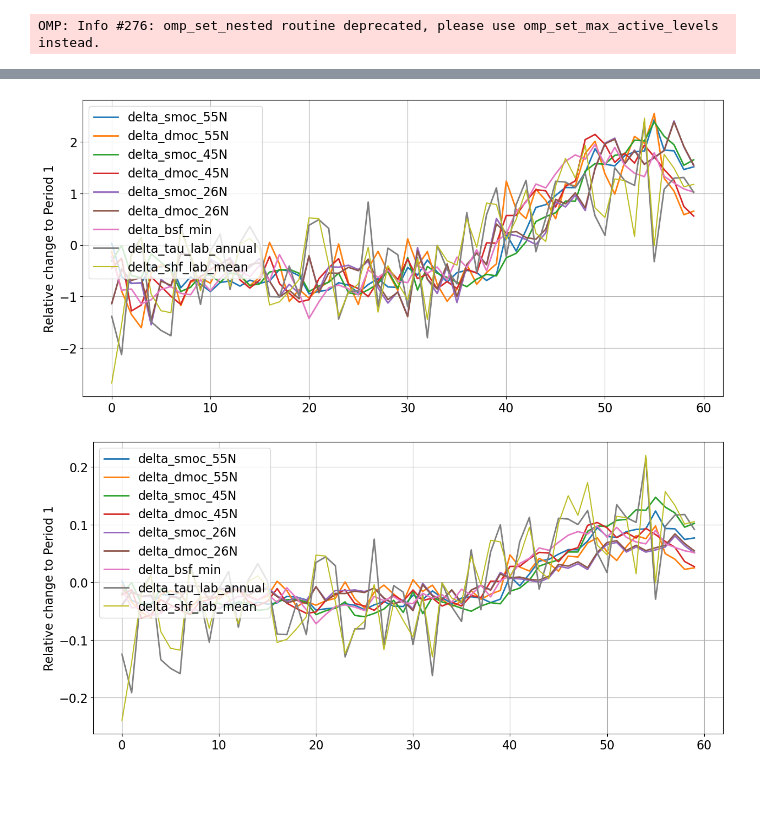
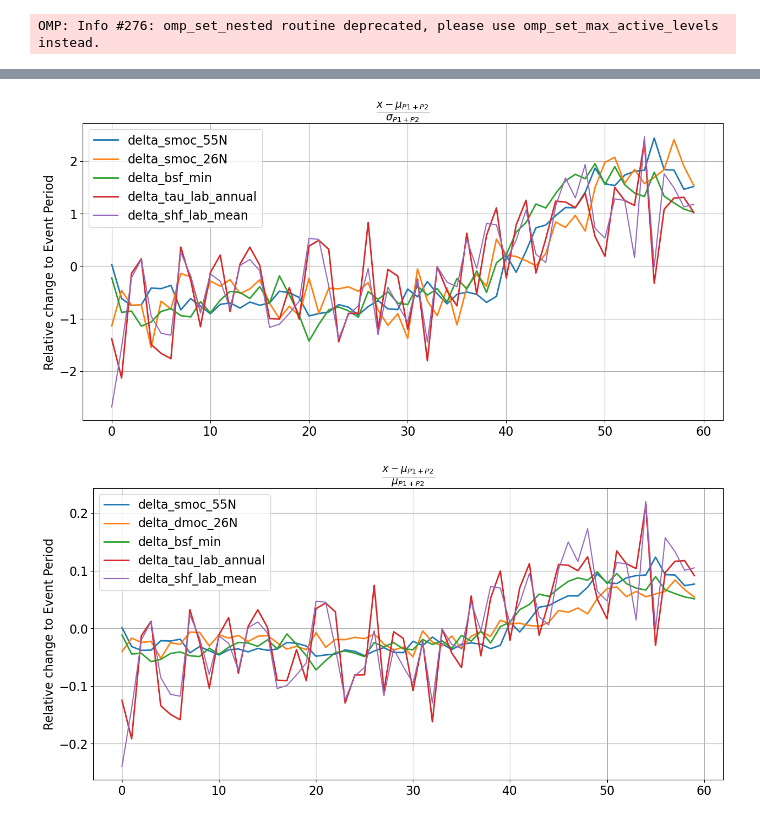
Before and after one commit to inagler/current, a Jupyter notebook: Trigger.ipynb, the cells around one changed output, grey strips where cells are left out. Drawn from its saved outputs; the diff is of its cells as text; code cells hidden in the pictures; blank space fills up the shorter version.

```diff
--- a/Trigger.ipynb
+++ b/Trigger.ipynb
@@ -170,32 +175,35 @@ plt.show()
 # %%
-s_delta_smoc_55N = ((ds_smoc_55N - ds_smoc_55N.isel(time=slice(0,60)).mean('time'))/(ds_smoc_55N.isel(time=slice(0,60)).std('time'))).values
-s_delta_dmoc_55N = ((ds_dmoc_55N - ds_dmoc_55N.isel(time=slice(0,60)).mean('time'))/(ds_dmoc_55N.isel(time=slice(0,60)).std('time'))).values
-s_delta_smoc_45N = ((ds_smoc_45N - ds_smoc_45N.isel(time=slice(0,60)).mean('time'))/(ds_smoc_45N.isel(time=slice(0,60)).std('time'))).values
-s_delta_dmoc_45N = ((ds_dmoc_45N - ds_dmoc_45N.isel(time=slice(0,60)).mean('time'))/(ds_dmoc_45N.isel(time=slice(0,60)).std('time'))).values
-s_delta_smoc_26N = ((ds_smoc_26N - ds_smoc_26N.isel(time=slice(0,60)).mean('time'))/(ds_smoc_26N.isel(time=slice(0,60)).std('time'))).values
-s_delta_dmoc_26N = ((ds_dmoc_26N - ds_dmoc_26N.isel(time=slice(0,60)).mean('time'))/(ds_dmoc_26N.isel(time=slice(0,60)).std('time'))).values
-s_delta_bsf_min = ((ds_bsf_min_spg  - ds_bsf_min_spg.isel(time=slice(0,60)).mean('time'))/(ds_bsf_min_spg.isel(time=slice(0,60)).std('time'))).values
-s_delta_tau_lab_annual = ((ds_tau_ann - ds_tau_ann.isel(time=slice(0,60)).mean('time'))/(ds_tau_ann.isel(time=slice(0,60)).std('time'))).values
-s_delta_tau_lab_march = ((ds_tau_mar - ds_tau_mar.isel(time=slice(0,60)).mean('time'))/(ds_tau_mar.isel(time=slice(0,60)).std('time'))).values
-s_delta_shf_lab_mean = ((ds_shf_lab - ds_shf_lab.isel(time=slice(0,60)).mean('time'))/(ds_shf_lab.isel(time=slice(0,60)).std('time'))).values
+std60_delta_smoc_55N = ((ds_smoc_55N - ds_smoc_55N.isel(time=slice(0,60)).mean('time'))/(ds_smoc_55N.isel(time=slice(0,60)).std('time'))).values
+std60_delta_dmoc_55N = ((ds_dmoc_55N - ds_dmoc_55N.isel(time=slice(0,60)).mean('time'))/(ds_dmoc_55N.isel(time=slice(0,60)).std('time'))).values
+std60_delta_smoc_45N = ((ds_smoc_45N - ds_smoc_45N.isel(time=slice(0,60)).mean('time'))/(ds_smoc_45N.isel(time=slice(0,60)).std('time'))).values
+std60_delta_dmoc_45N = ((ds_dmoc_45N - ds_dmoc_45N.isel(time=slice(0,60)).mean('time'))/(ds_dmoc_45N.isel(time=slice(0,60)).std('time'))).values
+std60_delta_smoc_26N = ((ds_smoc_26N - ds_smoc_26N.isel(time=slice(0,60)).mean('time'))/(ds_smoc_26N.isel(time=slice(0,60)).std('time'))).values
+std60_delta_dmoc_26N = ((ds_dmoc_26N - ds_dmoc_26N.isel(time=slice(0,60)).mean('time'))/(ds_dmoc_26N.isel(time=slice(0,60)).std('time'))).values
+std60_delta_bsf_min = ((ds_bsf_min_spg  - ds_bsf_min_spg.isel(time=slice(0,60)).mean('time'))/(ds_bsf_min_spg.isel(time=slice(0,60)).std('time'))).values
+std60_delta_tau_lab_annual = ((ds_tau_ann - ds_tau_ann.isel(time=slice(0,60)).mean('time'))/(ds_tau_ann.isel(time=slice(0,60)).std('time'))).values
+std60_delta_tau_lab_march = ((ds_tau_mar - ds_tau_mar.isel(time=slice(0,60)).mean('time'))/(ds_tau_mar.isel(time=slice(0,60)).std('time'))).values
+std60_delta_shf_lab_mean = ((ds_shf_lab - ds_shf_lab.isel(time=slice(0,60)).mean('time'))/(ds_shf_lab.isel(time=slice(0,60)).std('time'))).values
 # %%
 fig = plt.subplots(figsize=(15, 7))
 plt.rc('font', size=16)
-plt.plot(s_delta_smoc_55N, label='delta_smoc_55N', linewidth = 2)
-plt.plot(s_delta_dmoc_55N, label='delta_dmoc_55N', linewidth = 2)
-plt.plot(s_delta_smoc_45N, label='delta_smoc_45N', linewidth = 2)
-plt.plot(s_delta_dmoc_45N, label='delta_dmoc_45N', linewidth = 2)
-plt.plot(s_delta_smoc_26N, label='delta_smoc_26N', linewidth = 2)
-plt.plot(s_delta_dmoc_26N, label='delta_dmoc_26N', linewidth = 2)
-plt.plot(-s_delta_bsf_min, label='delta_bsf_min', linewidth = 2)
-plt.plot(s_delta_tau_lab_annual, label='delta_tau_lab_annual', linewidth = 2)
-#plt.plot(s_delta_tau_lab_march, label='delta_tau_lab_march', linewidth = 2)
-plt.plot(-s_delta_shf_lab_mean, label='delta_shf_lab_mean')
-plt.ylabel('Relative change to Period 1')
+plt.plot(std60_delta_smoc_55N, label='delta_smoc_55N', linewidth = 2)
+#plt.plot(std60_delta_dmoc_55N, label='delta_dmoc_55N', linewidth = 2)
+#plt.plot(std60_delta_smoc_45N, label='delta_smoc_45N', linewidth = 2)
+#plt.plot(std60_delta_dmoc_45N, label='delta_dmoc_45N', linewidth = 2)
+plt.plot(std60_delta_smoc_26N, label='delta_smoc_26N', linewidth = 2)
+#plt.plot(std60_delta_dmoc_26N, label='delta_dmoc_26N', linewidth = 2)
+plt.plot(-std60_delta_bsf_min, label='delta_bsf_min', linewidth = 2)
+plt.plot(std60_delta_tau_lab_annual, label='delta_tau_lab_annual', linewidth = 2)
+#plt.plot(std60_delta_tau_lab_march, label='delta_tau_lab_march', linewidth = 2)
+plt.plot(-std60_delta_shf_lab_mean, label='delta_shf_lab_mean')
+plt.ylabel('Relative change to Event Period')
 plt.legend(loc='upper left')
+
+plt.title(r'$\frac{x-\mu_{P1+P2}}{\sigma_{P1+P2}}$')
+
 plt.grid()
 plt.show()
-#plt.savefig(os.path.expanduser('~/phase1_CONDA/results/')+'STF_TAU_SHF_delta_comparison.png', bbox_inches='tight')
+#plt.savefig(os.path.expanduser('~/phase1_CONDA/results/')+'Trigger_muP1P2_sigmaP1P2.png', bbox_inches='tight')
 # %% [output]
-[figure, old version]
+[figure, new version]
 # %%
@@ -212,20 +220,23 @@ s_delta_shf_lab_mean = ((ds_shf_lab - ds_shf_lab.isel(time=slice(0,60)).mean('ti
 # %%
 fig = plt.subplots(figsize=(15, 7))
 plt.rc('font', size=16)
-plt.plot(s_delta_smoc_55N, label='delta_smoc_55N', linewidth = 2)
-plt.plot(s_delta_dmoc_55N, label='delta_dmoc_55N', linewidth = 2)
-plt.plot(s_delta_smoc_45N, label='delta_smoc_45N', linewidth = 2)
-plt.plot(s_delta_dmoc_45N, label='delta_dmoc_45N', linewidth = 2)
-plt.plot(s_delta_smoc_26N, label='delta_smoc_26N', linewidth = 2)
-plt.plot(s_delta_dmoc_26N, label='delta_dmoc_26N', linewidth = 2)
-plt.plot(s_delta_bsf_min, label='delta_bsf_min', linewidth = 2)
-plt.plot(s_delta_tau_lab_annual, label='delta_tau_lab_annual', linewidth = 2)
-#plt.plot(s_delta_tau_lab_march, label='delta_tau_lab_march', linewidth = 2)
-plt.plot(s_delta_shf_lab_mean, label='delta_shf_lab_mean')
-plt.ylabel('Relative change to Period 1')
+plt.plot(mean60_delta_smoc_55N, label='delta_smoc_55N', linewidth = 2)
+#plt.plot(mean60_delta_dmoc_55N, label='delta_dmoc_55N', linewidth = 2)
+#plt.plot(mean60_delta_smoc_45N, label='delta_smoc_45N', linewidth = 2)
+#plt.plot(mean60_delta_dmoc_45N, label='delta_dmoc_45N', linewidth = 2)
+#plt.plot(mean60_delta_smoc_26N, label='delta_smoc_26N', linewidth = 2)
+plt.plot(mean60_delta_dmoc_26N, label='delta_dmoc_26N', linewidth = 2)
+plt.plot(mean60_delta_bsf_min, label='delta_bsf_min', linewidth = 2)
+plt.plot(mean60_delta_tau_lab_annual, label='delta_tau_lab_annual', linewidth = 2)
+#plt.plot(mean60_delta_tau_lab_march, label='delta_tau_lab_march', linewidth = 2)
+plt.plot(mean60_delta_shf_lab_mean, label='delta_shf_lab_mean')
+plt.ylabel('Relative change to Event Period')
 plt.legend(loc='upper left')
+
+plt.title(r'$\frac{x-\mu_{P1+P2}}{\mu_{P1+P2}}$')
+
 plt.grid()
-plt.show()
-#plt.savefig(os.path.expanduser('~/phase1_CONDA/results/')+'STF_TAU_SHF_delta_comparison.png', bbox_inches='tight')
+#plt.show()
+plt.savefig(os.path.expanduser('~/phase1_CONDA/results/')+'Trigger_muP1P2_muP1P2.png', bbox_inches='tight')
 # %% [output]
-[figure, old version]
+[figure, new version]
```
Also changed, not shown: parts of 4 cells of this notebook, 15 other files.
